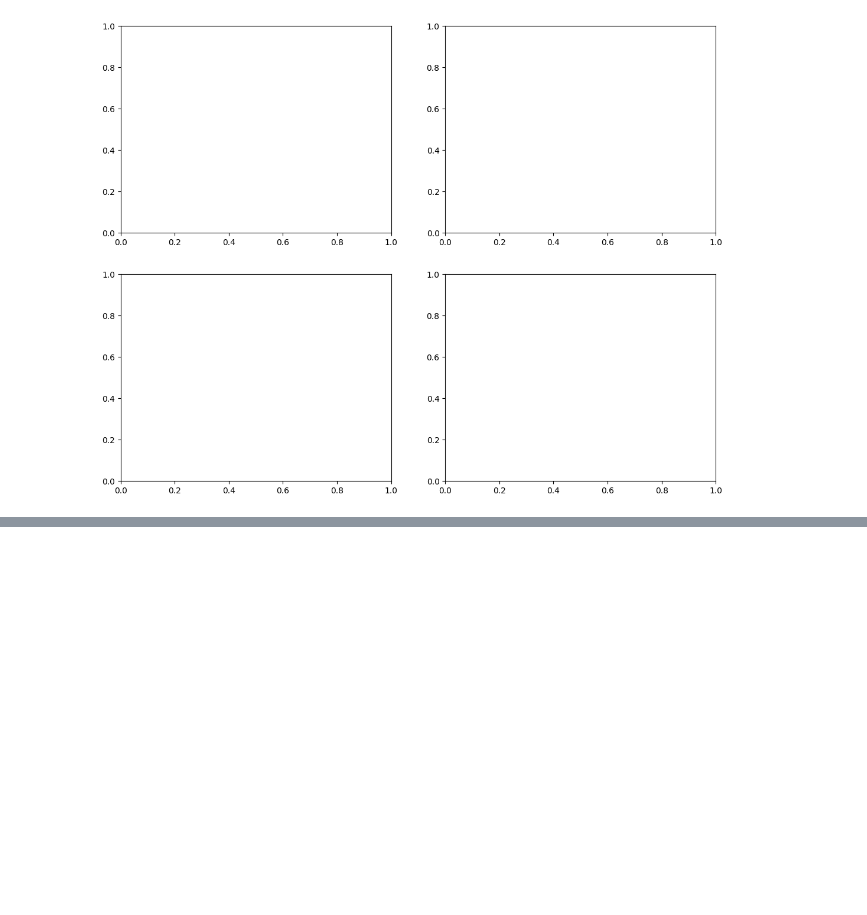
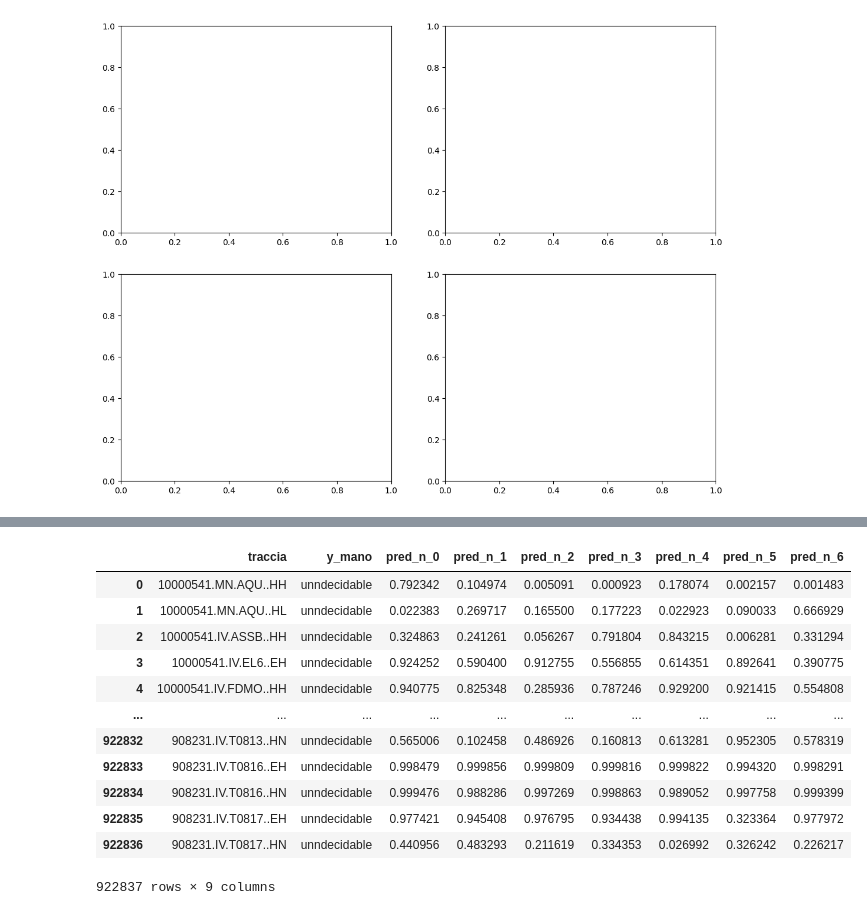
Before and after one commit to Nemenick/primoprogetto, a Jupyter notebook: Codici/_Predizioni_bag_undecidable.ipynb, the cells around one changed output, grey strips where cells are left out. Saved outputs shown, nothing was run; the diff lists cells and outputs as text; code cells hidden in the pictures; blank space fills up the shorter version.

```diff
--- a/Codici/_Predizioni_bag_undecidable.ipynb
+++ b/Codici/_Predizioni_bag_undecidable.ipynb
@@ -839,0 +759,25 @@ plt.show()
+# %%
+import pandas as pd
+
+
+pat_und1 = "/home/silvia/Documents/GitHub/primoprogetto/Codici/Tentativi/Bag_predictions/MCDrop_Instance_undecidable_More_8_4.csv"
+datapd_und1 = pd.read_csv(pat_und1)
+
+pat_und2 = "/home/silvia/Documents/GitHub/primoprogetto/Codici/Tentativi/Bag_predictions/MCDrop_Instance_undecidable_More_8_4_vers_2.csv"
+datapd_und2 = pd.read_csv(pat_und2)
+# %%
+datapd_und1
+# %% [output]
+|  | traccia | y_mano | pred_n_0 | pred_n_1 | pred_n_2 | pred_n_3 | pred_n_4 | pred_n_5 | pred_n_6 |
+| 0 | 10000541.MN.AQU..HH | unndecidable | 0.792342 | 0.104974 | 0.005091 | 0.000923 | 0.178074 | 0.002157 | 0.001483 |
+| 1 | 10000541.MN.AQU..HL | unndecidable | 0.022383 | 0.269717 | 0.165500 | 0.177223 | 0.022923 | 0.090033 | 0.666929 |
+| 2 | 10000541.IV.ASSB..HH | unndecidable | 0.324863 | 0.241261 | 0.056267 | 0.791804 | 0.843215 | 0.006281 | 0.331294 |
+| 3 | 10000541.IV.EL6..EH | unndecidable | 0.924252 | 0.590400 | 0.912755 | 0.556855 | 0.614351 | 0.892641 | 0.390775 |
+| 4 | 10000541.IV.FDMO..HH | unndecidable | 0.940775 | 0.825348 | 0.285936 | 0.787246 | 0.929200 | 0.921415 | 0.554808 |
+| ... | ... | ... | ... | ... | ... | ... | ... | ... | ... |
+| 922832 | 908231.IV.T0813..HN | unndecidable | 0.565006 | 0.102458 | 0.486926 | 0.160813 | 0.613281 | 0.952305 | 0.578319 |
+| 922833 | 908231.IV.T0816..EH | unndecidable | 0.998479 | 0.999856 | 0.999809 | 0.999816 | 0.999822 | 0.994320 | 0.998291 |
+| 922834 | 908231.IV.T0816..HN | unndecidable | 0.999476 | 0.988286 | 0.997269 | 0.998863 | 0.989052 | 0.997758 | 0.999399 |
+| 922835 | 908231.IV.T0817..EH | unndecidable | 0.977421 | 0.945408 | 0.976795 | 0.934438 | 0.994135 | 0.323364 | 0.977972 |
+| 922836 | 908231.IV.T0817..HN | unndecidable | 0.440956 | 0.483293 | 0.211619 | 0.334353 | 0.026992 | 0.326242 | 0.226217 |
+922837 rows × 9 columns
```
Also changed, not shown: parts of 6 cells of this notebook, 13 other files.
